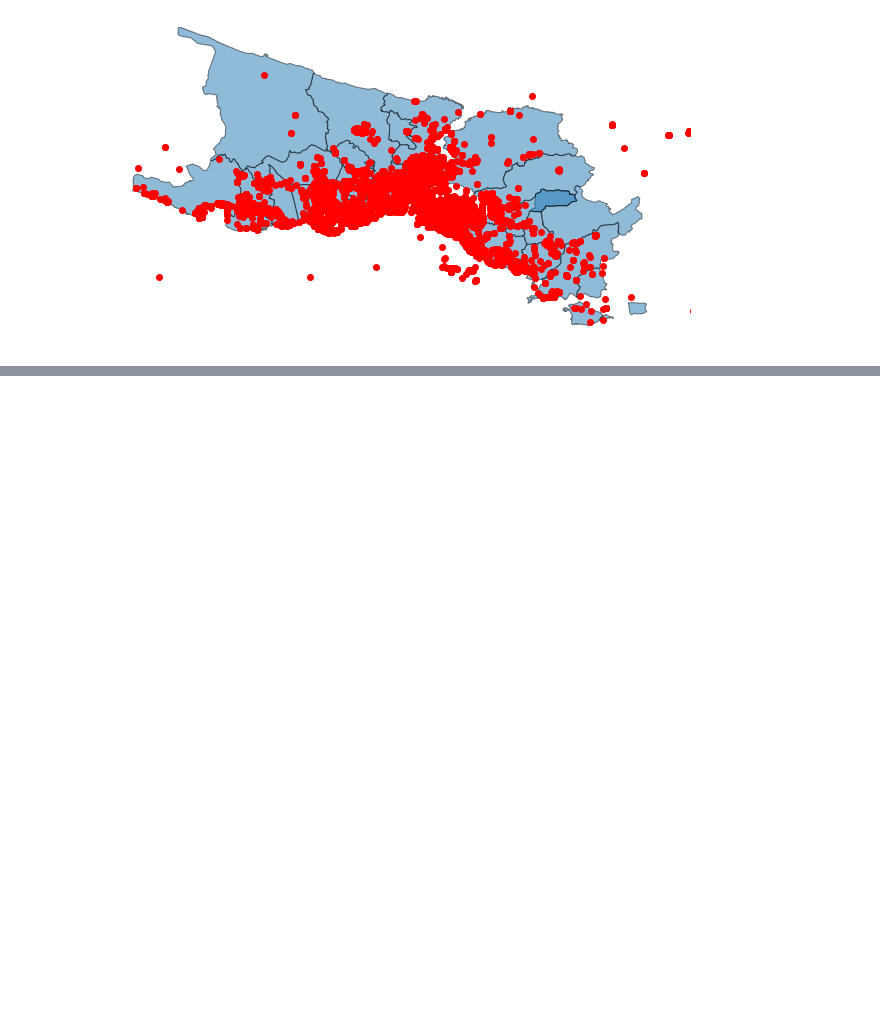
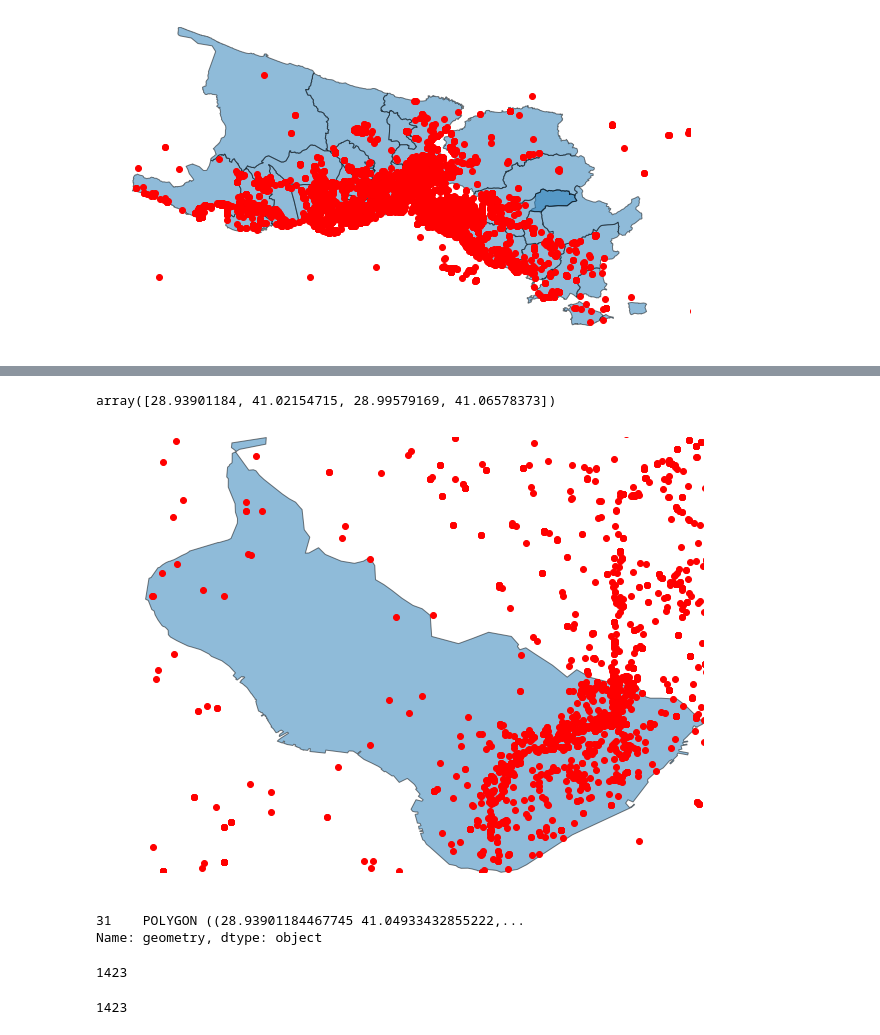
Before and after one commit to efatmae/Tweets_Turkey_2013_data_analysis, a Jupyter notebook: extracting_geo_located_tweets.ipynb, the cells around one changed output, grey strips where cells are left out. Drawn from its saved outputs; the diff is of its cells as text; code cells hidden in the pictures; blank space fills up the shorter version.

Commit message:
violence tweets mapping and taksim tweets time analysis

```diff
--- a/extracting_geo_located_tweets.ipynb
+++ b/extracting_geo_located_tweets.ipynb
@@ -40,6 +12,3 @@ def read_long(x):
 def read_lat(x):
     x = ast.literal_eval(x)
     return x['coordinates'][1]
-# %%
-x = {u'type': u'Point', u'coordinates': [29.04703617, 41.00869405]}
-x['coordinates'][1]
@@ -84,5 +15,5 @@ Name: lat, Length: 28434, dtype: float64
 # %%
-geo_tagged_tweets.to_csv("Data/geo_tagged_tweets.csv")
+geo_tagged_tweets = pd.read_csv("Data/geo_tagged_tweets.csv")
 # %%
 len(geo_tagged_tweets)
 # %% [output]
@@ -150,0 +56,19 @@ turkey_shp
+# %%
+turkey_shp[turkey_shp["id"] == 32].total_bounds
+# %% [output]
+array([28.93901184, 41.02154715, 28.99579169, 41.06578373])
+# %%
+taksin_minx, taksim_miny, taksim_maxx, taksim_maxy = turkey_shp[turkey_shp["id"] == 32].total_bounds
+ax = turkey_shp[turkey_shp["id"] == 32].plot(figsize=(10, 10), alpha=0.5, edgecolor='k')
+ax.set_xlim(taksin_minx, taksim_maxx)
+ax.set_ylim(taksim_miny, taksim_maxy)
+geo_tagged_tweets_points.plot(ax=ax, color='red', alpha=1)
+ax.set_axis_off()
+plt.show()
+# %% [output]
+[figure, added]
+# %%
+taksim.geometry
+# %% [output]
+31    POLYGON ((28.93901184467745 41.04933432855222,...
+Name: geometry, dtype: object
@@ -150,0 +80,4 @@ turkey_shp
+# %%
+len(taksim_tweets)
+# %% [output]
+1423
@@ -150,0 +90,4 @@ turkey_shp
+# %%
+len(taksim_tweets_points)
+# %% [output]
+1423
```
Also changed, not shown: parts of 17 cells of this notebook, 8 other files.
